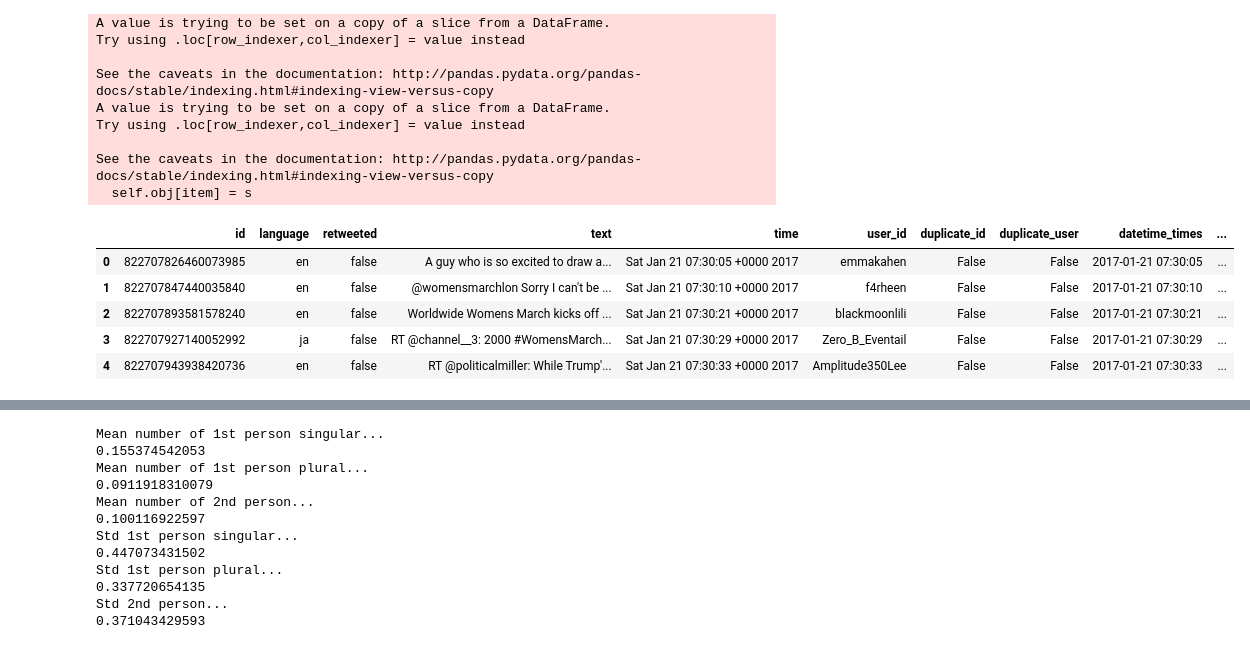
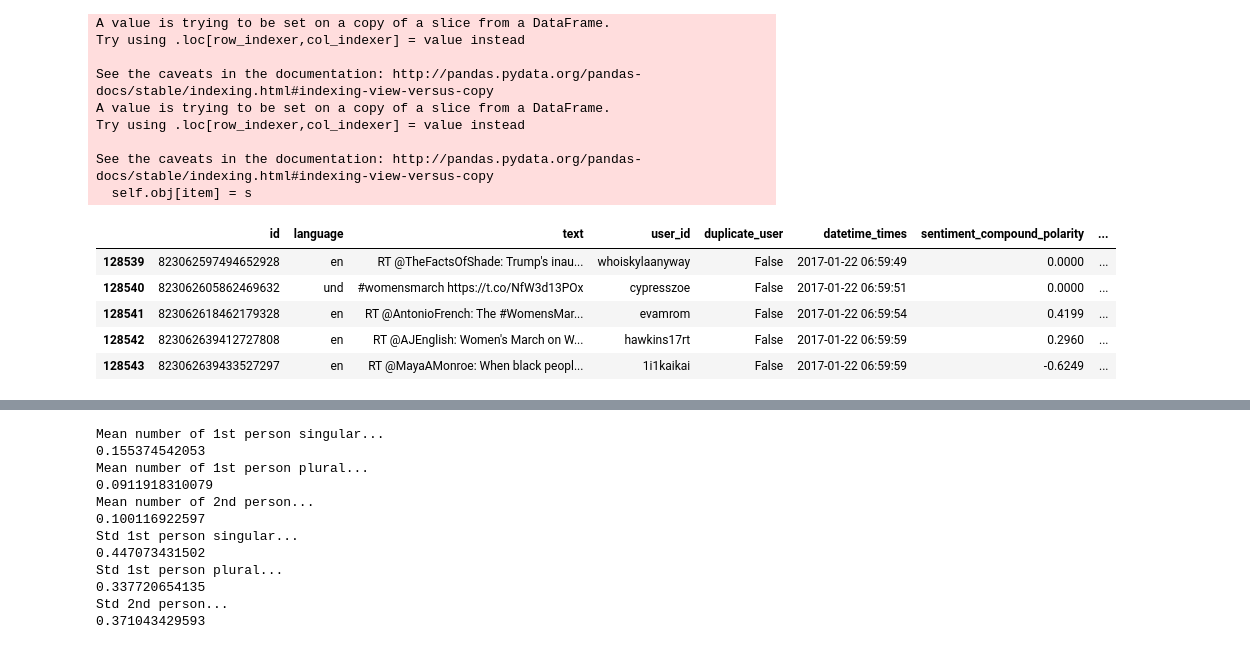
Before and after one commit to jsara72/GriSaMi, a Jupyter notebook: Graphical Analysis_V2.ipynb, the cells around one changed output, grey strips where cells are left out. Drawn from its saved outputs; the diff is of its cells as text; code cells hidden in the pictures.

```diff
--- a/Graphical Analysis_V2.ipynb
+++ b/Graphical Analysis_V2.ipynb
@@ -319,14 +321,14 @@ Try using .loc[row_indexer,col_indexer] = value instead
 See the caveats in the documentation: http://pandas.pydata.org/pandas-docs/stable/indexing.html#indexing-view-versus-copy
   self.obj[item] = s
 # %%
-df.head()
+df.tail()
 # %% [output]
-|  | id | language | retweeted | text | time | user_id | duplicate_id | duplicate_user | datetime_times | ... |
-| 0 | 822707826460073985 | en | false | A guy who is so excited to draw a... | Sat Jan 21 07:30:05 +0000 2017 | emmakahen | False | False | 2017-01-21 07:30:05 | ... |
-| 1 | 822707847440035840 | en | false | @womensmarchlon Sorry I can't be ... | Sat Jan 21 07:30:10 +0000 2017 | f4rheen | False | False | 2017-01-21 07:30:10 | ... |
-| 2 | 822707893581578240 | en | false | Worldwide Womens March kicks off ... | Sat Jan 21 07:30:21 +0000 2017 | blackmoonlili | False | False | 2017-01-21 07:30:21 | ... |
-| 3 | 822707927140052992 | ja | false | RT @channel__3: 2000 #WomensMarch... | Sat Jan 21 07:30:29 +0000 2017 | Zero_B_Eventail | False | False | 2017-01-21 07:30:29 | ... |
-| 4 | 822707943938420736 | en | false | RT @politicalmiller: While Trump'... | Sat Jan 21 07:30:33 +0000 2017 | Amplitude350Lee | False | False | 2017-01-21 07:30:33 | ... |
+|  | id | language | text | user_id | duplicate_user | datetime_times | sentiment_compound_polarity | ... |
+| 128539 | 823062597494652928 | en | RT @TheFactsOfShade: Trump's inau... | whoiskylaanyway | False | 2017-01-22 06:59:49 | 0.0000 | ... |
+| 128540 | 823062605862469632 | und | #womensmarch https://t.co/NfW3d13POx | cypresszoe | False | 2017-01-22 06:59:51 | 0.0000 | ... |
+| 128541 | 823062618462179328 | en | RT @AntonioFrench: The #WomensMar... | evamrom | False | 2017-01-22 06:59:54 | 0.4199 | ... |
+| 128542 | 823062639412727808 | en | RT @AJEnglish: Women's March on W... | hawkins17rt | False | 2017-01-22 06:59:59 | 0.2960 | ... |
+| 128543 | 823062639433527297 | en | RT @MayaAMonroe: When black peopl... | 1i1kaikai | False | 2017-01-22 06:59:59 | -0.6249 | ... |
 # %%
 
 
```
Also changed, not shown: parts of 18 cells of this notebook, 1 other file.
